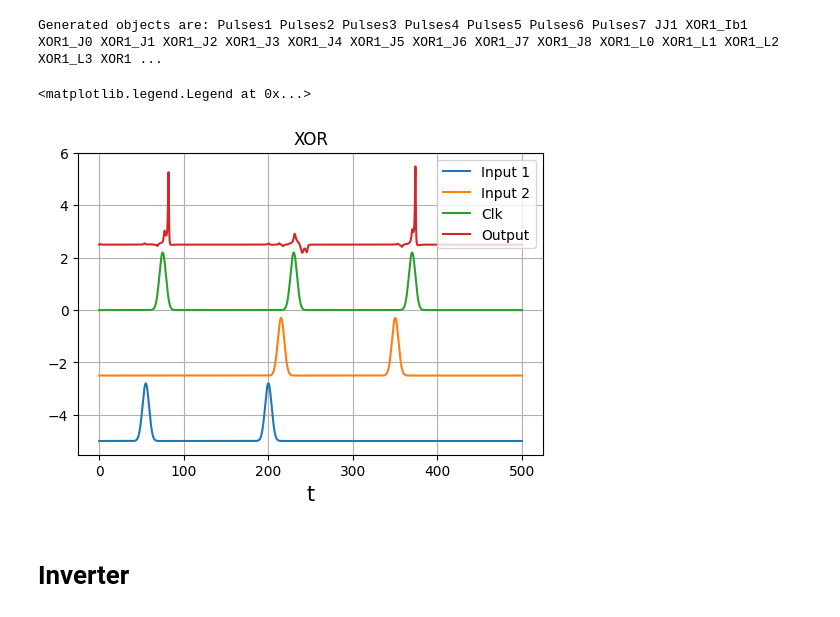
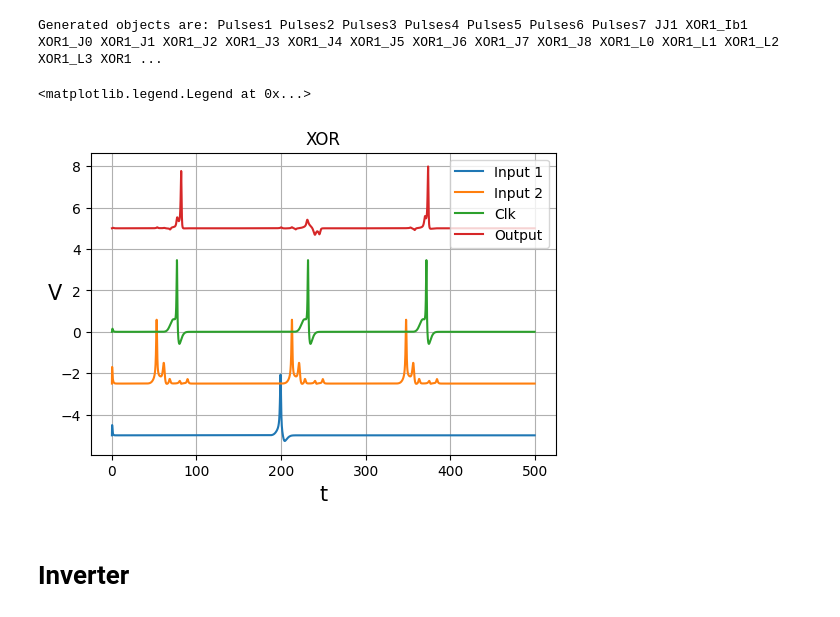
Before and after one commit to gausseuler60/SymSC_Python, a Jupyter notebook: Test_Elements.ipynb, the cells around one changed output. Drawn from its saved outputs; the diff is of its cells as text; code cells hidden in the pictures.

```diff
--- a/Test_Elements.ipynb
+++ b/Test_Elements.ipynb
@@ -174,16 +173,23 @@ V_JJ8 = J8.get_data("V",t,sol);
+# %%
+Input_1 = fc.object_dict['XOR1_J2'].get_data("V", t, sol)
+# %%
+Input_2 = fc.object_dict['XOR1_J4'].get_data("V", t, sol)
+# %%
+Clk = fc.object_dict['XOR1_J8'].get_data("V", t, sol)+fc.object_dict['XOR1_J7'].get_data("V", t, sol)+fc.object_dict['XOR1_L5'].get_data("V", t, sol)
 # %%
 fig, ax = plt.subplots(dpi=100)
 plt.title('XOR')
 plt.xlabel('t',fontsize=15)
 ax.grid('on')
 ax.plot(t,Input_1-5)
 ax.plot(t,Input_2-2.5)
 ax.plot(t,Clk)
-ax.plot(t,V_JJ1+2.5)
+plt.ylabel("V",fontsize=15, rotation=0)
+ax.plot(t,V_JJ1+5)
 ax.legend(['Input 1','Input 2', 'Clk', 'Output'],loc='upper right')
 # %% [output]
 <matplotlib.legend.Legend at 0x...>
-[figure, old version]
+[figure, new version]
 # %% [markdown]
 # Inverter
 # %%
```
Also changed, not shown: parts of 27 cells of this notebook, 2 other files.
